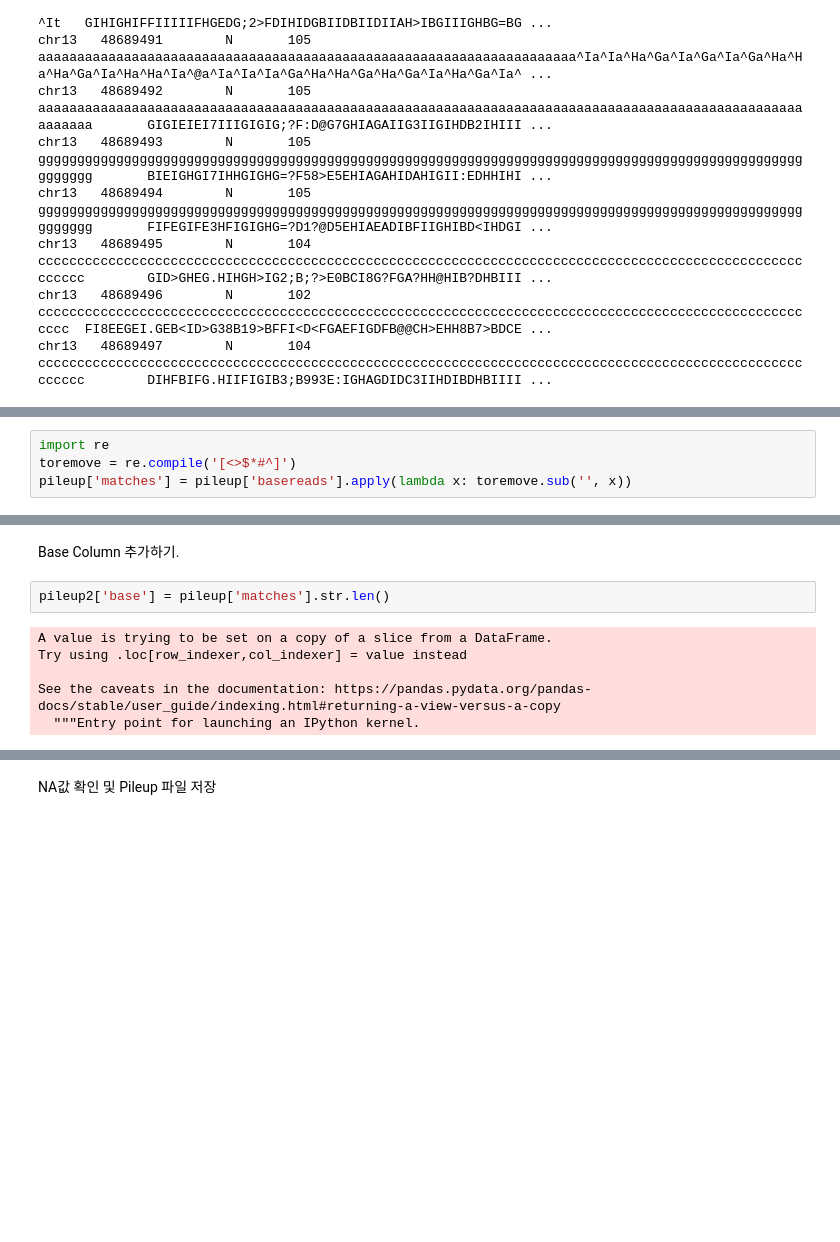
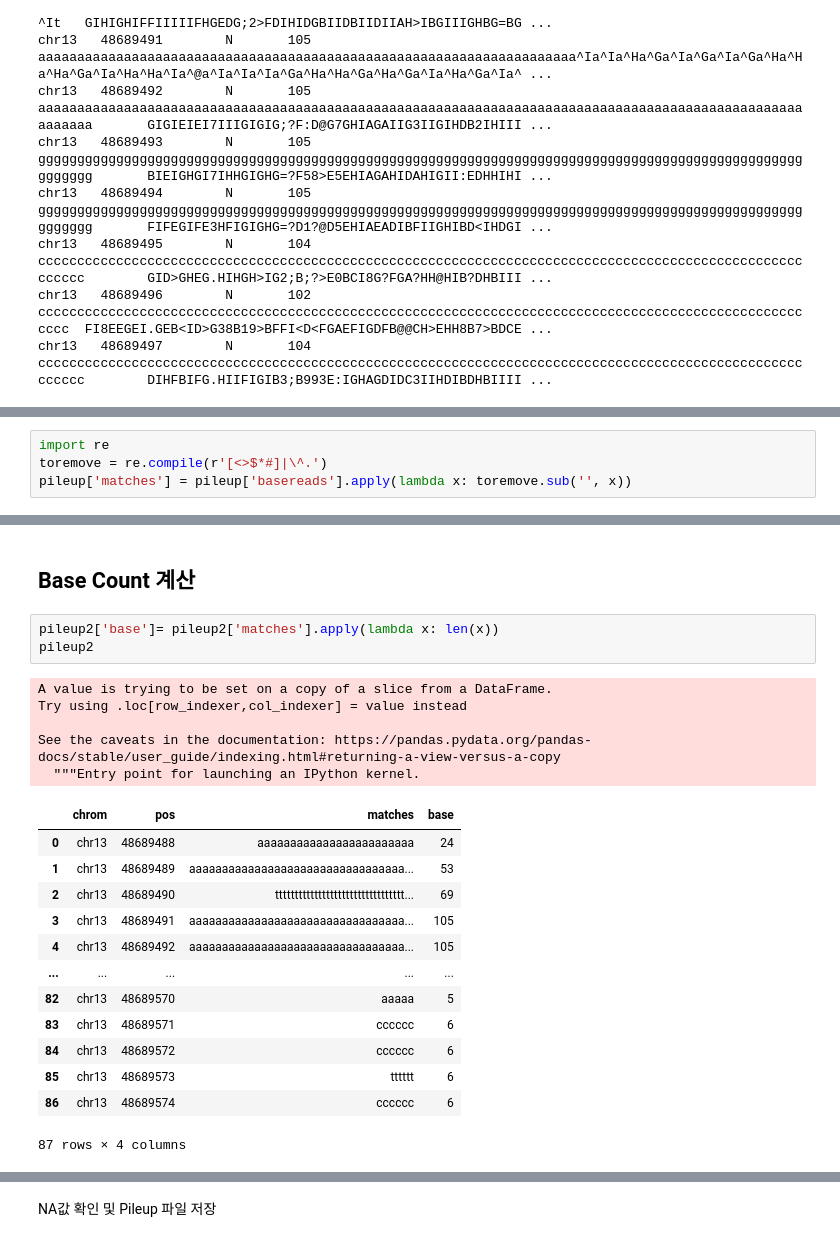
Before and after one commit to ron1891/bioinfo1_project, a Jupyter notebook: CoLab_Free_Project_2022.ipynb, the cells around one changed output, grey strips where cells are left out. Saved outputs shown, nothing was run; the diff lists cells and outputs as text; blank space fills up the shorter version.

```diff
--- a/CoLab_Free_Project_2022.ipynb
+++ b/CoLab_Free_Project_2022.ipynb
@@ -211,6 +250,6 @@ pileup.tail()
 # %%
 import re
-toremove = re.compile('[<>$*#^]')
+toremove = re.compile(r'[<>$*#]|\^.')
 pileup['matches'] = pileup['basereads'].apply(lambda x: toremove.sub('', x))
 # %%
 pileup2 = pileup[['chrom', 'pos', 'matches']]
@@ -217,10 +271,24 @@ pileup2 = pileup[['chrom', 'pos', 'matches']]
-# %% [markdown]
-Base Column 추가하기.
+# %% [markdown]
+## Base Count 계산
 # %%
-pileup2['base'] = pileup['matches'].str.len()
+pileup2['base']= pileup2['matches'].apply(lambda x: len(x))
+pileup2
 # %% [output]
 A value is trying to be set on a copy of a slice from a DataFrame.
 Try using .loc[row_indexer,col_indexer] = value instead
 
 See the caveats in the documentation: https://pandas.pydata.org/pandas-docs/stable/user_guide/indexing.html#returning-a-view-versus-a-copy
   """Entry point for launching an IPython kernel.
+|  | chrom | pos | matches | base |
+| 0 | chr13 | 48689488 | aaaaaaaaaaaaaaaaaaaaaaaa | 24 |
+| 1 | chr13 | 48689489 | aaaaaaaaaaaaaaaaaaaaaaaaaaaaaaaaa... | 53 |
+| 2 | chr13 | 48689490 | ttttttttttttttttttttttttttttttttt... | 69 |
+| 3 | chr13 | 48689491 | aaaaaaaaaaaaaaaaaaaaaaaaaaaaaaaaa... | 105 |
+| 4 | chr13 | 48689492 | aaaaaaaaaaaaaaaaaaaaaaaaaaaaaaaaa... | 105 |
+| ... | ... | ... | ... | ... |
+| 82 | chr13 | 48689570 | aaaaa | 5 |
+| 83 | chr13 | 48689571 | cccccc | 6 |
+| 84 | chr13 | 48689572 | cccccc | 6 |
+| 85 | chr13 | 48689573 | tttttt | 6 |
+| 86 | chr13 | 48689574 | cccccc | 6 |
+87 rows × 4 columns
```
Also changed, not shown: parts of 47 cells of this notebook.
